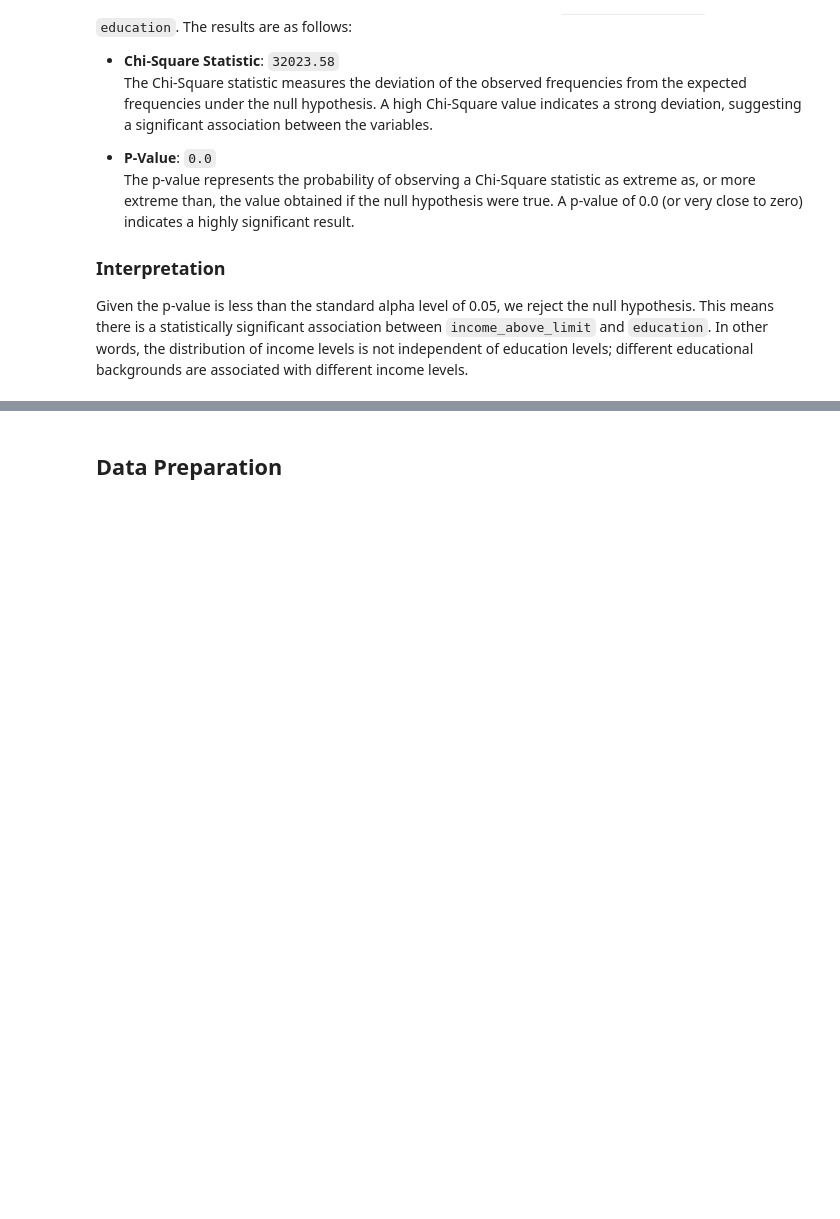
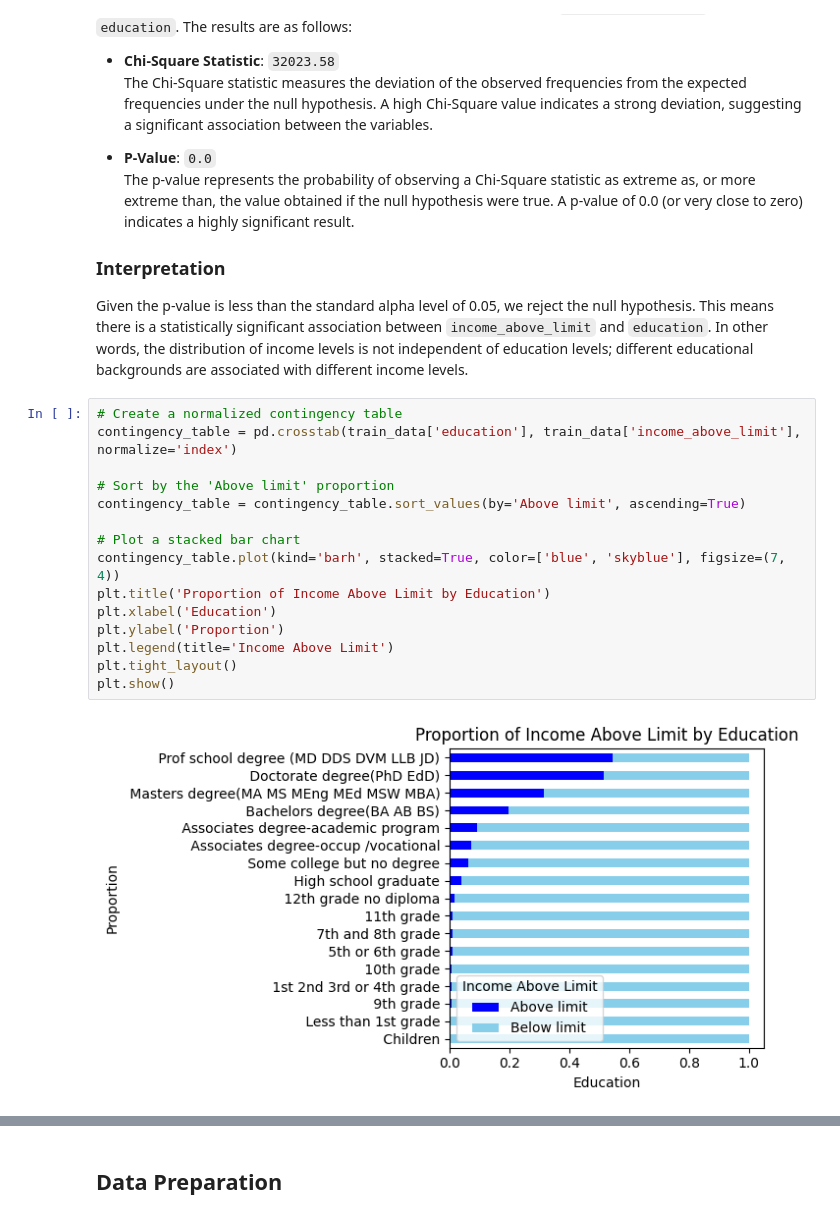
Before and after one commit to murithidenisgitobu/Income-inequality-prediction, a Jupyter notebook: capstone.ipynb, the cells around one changed output, grey strips where cells are left out. Saved outputs shown, nothing was run; the diff lists cells and outputs as text; blank space fills up the shorter version.

```diff
--- a/capstone.ipynb
+++ b/capstone.ipynb
@@ -521,3 +521,20 @@ The Chi-Square test was performed to assess the association between `income_abov
 ### Interpretation
 
 Given the p-value is less than the standard alpha level of 0.05, we reject the null hypothesis. This means there is a statistically significant association between `income_above_limit` and `education`. In other words, the distribution of income levels is not independent of education levels; different educational backgrounds are associated with different income levels.
+# %%
+# Create a normalized contingency table
+contingency_table = pd.crosstab(train_data['education'], train_data['income_above_limit'], normalize='index')
+
+# Sort by the 'Above limit' proportion
+contingency_table = contingency_table.sort_values(by='Above limit', ascending=True)
+
+# Plot a stacked bar chart
+contingency_table.plot(kind='barh', stacked=True, color=['blue', 'skyblue'], figsize=(7, 4))
+plt.title('Proportion of Income Above Limit by Education')
+plt.xlabel('Education')
+plt.ylabel('Proportion')
+plt.legend(title='Income Above Limit')
+plt.tight_layout()
+plt.show()
+# %% [output]
+[figure, added]
```
Also changed, not shown: parts of 1 cell of this notebook, 1 other file.
